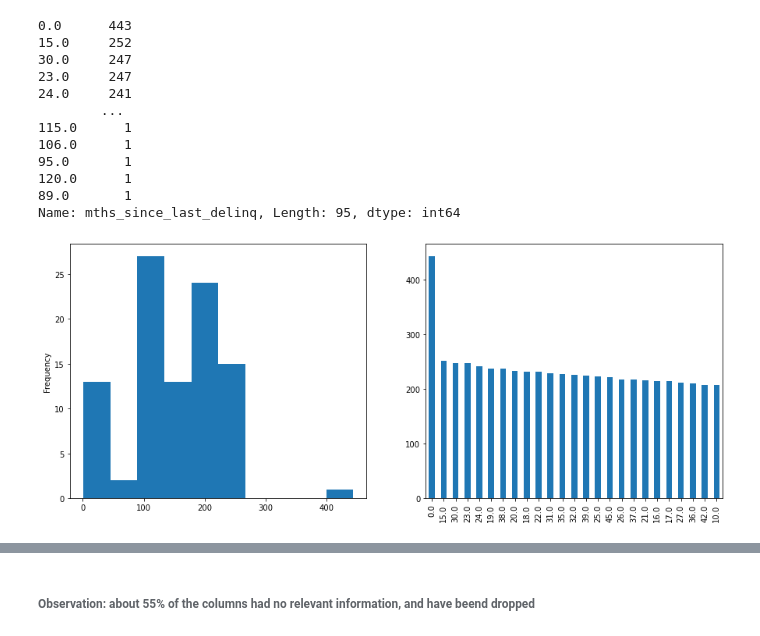
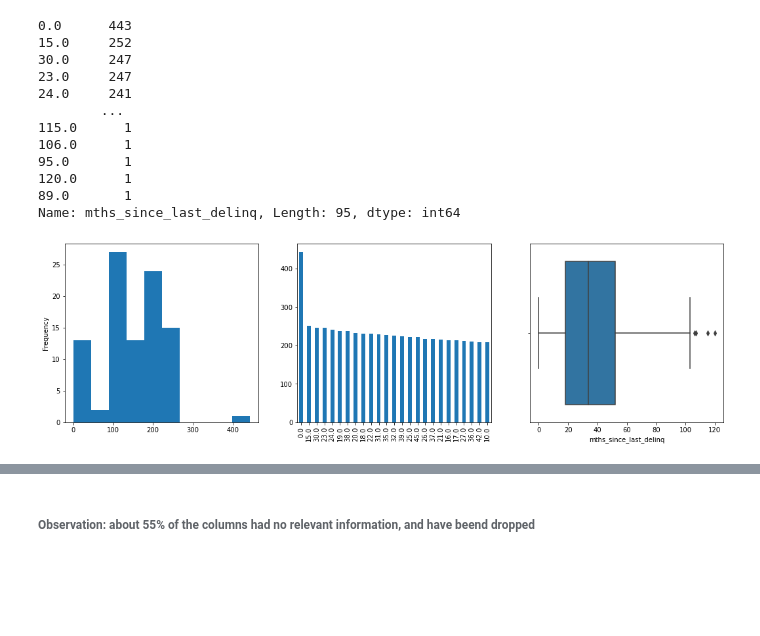
Before and after one commit to ayushxx7/EDA-LendingClubCaseStudy, a Jupyter notebook: LendingClubCaseStudy.ipynb, the cells around one changed output, grey strips where cells are left out. Saved outputs shown, nothing was run; the diff lists cells and outputs as text; code cells hidden in the pictures; blank space fills up the shorter version.

Commit message:
feat: Univariate Analysis < 14 distinct values
- bar plots
- pie plots
- value_counts
- box plots where required
- added observations from all plots

```diff
--- a/LendingClubCaseStudy.ipynb
+++ b/LendingClubCaseStudy.ipynb
@@ -164,11 +164,12 @@ loan_df.mths_since_last_delinq.value_counts()
 89.0       1
 Name: mths_since_last_delinq, Length: 95, dtype: int64
 # %%
-fig, (ax1, ax2) = plt.subplots(1, 2, figsize=(15,6))
+fig, (ax1, ax2, ax3) = plt.subplots(1, 3, figsize=(18,5))
 
 loan_df.mths_since_last_delinq.value_counts().plot(kind='hist', ax=ax1)
 loan_df.mths_since_last_delinq.value_counts()[0:10].plot(kind='bar', ax=ax2)
+sns.boxplot(x='mths_since_last_delinq', data=loan_df, ax=ax3)
 
 plt.show()
 # %% [output]
-[figure, old version]
+[figure, new version]
```
Also changed, not shown: parts of 87 cells of this notebook.
